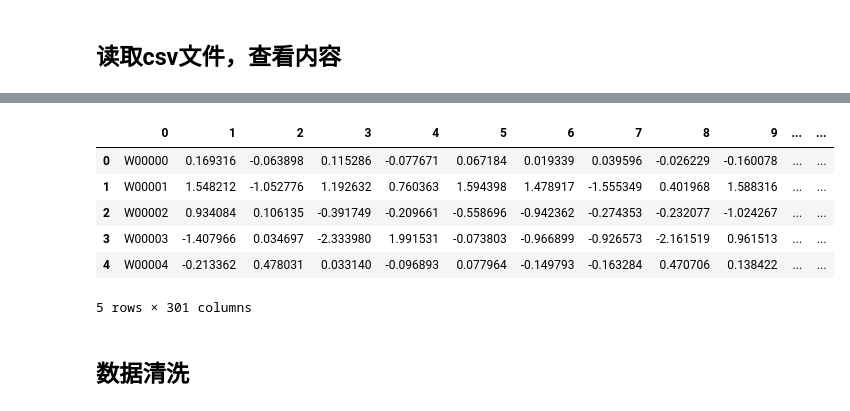
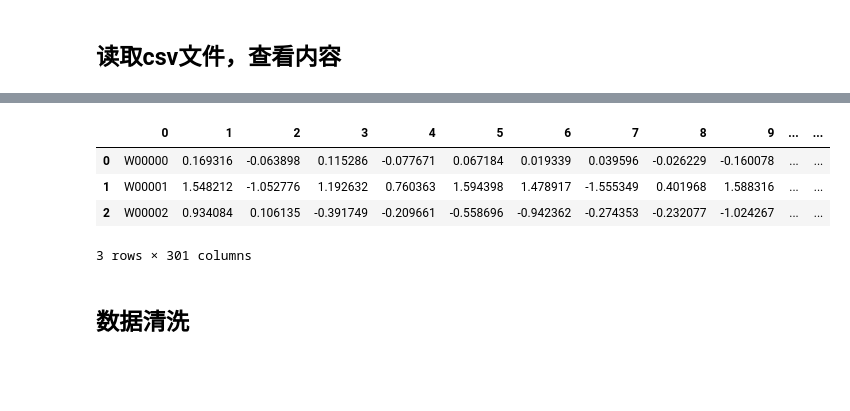
Before and after one commit to imwujue/IQAS, a Jupyter notebook: IQAS.ipynb, the cells around one changed output, grey strips where cells are left out. Saved outputs shown, nothing was run; the diff lists cells and outputs as text; code cells hidden in the pictures; blank space fills up the shorter version.

```diff
--- a/IQAS.ipynb
+++ b/IQAS.ipynb
@@ -68,13 +60,11 @@ char_embed.head(5)
 # %%
-word_embed.head(5)
+word_embed.head(3)
 # %% [output]
 |  | 0 | 1 | 2 | 3 | 4 | 5 | 6 | 7 | 8 | 9 | ... | ... |
 | 0 | W00000 | 0.169316 | -0.063898 | 0.115286 | -0.077671 | 0.067184 | 0.019339 | 0.039596 | -0.026229 | -0.160078 | ... | ... |
 | 1 | W00001 | 1.548212 | -1.052776 | 1.192632 | 0.760363 | 1.594398 | 1.478917 | -1.555349 | 0.401968 | 1.588316 | ... | ... |
 | 2 | W00002 | 0.934084 | 0.106135 | -0.391749 | -0.209661 | -0.558696 | -0.942362 | -0.274353 | -0.232077 | -1.024267 | ... | ... |
-| 3 | W00003 | -1.407966 | 0.034697 | -2.333980 | 1.991531 | -0.073803 | -0.966899 | -0.926573 | -2.161519 | 0.961513 | ... | ... |
-| 4 | W00004 | -0.213362 | 0.478031 | 0.033140 | -0.096893 | 0.077964 | -0.149793 | -0.163284 | 0.470706 | 0.138422 | ... | ... |
-5 rows × 301 columns
+3 rows × 301 columns
 # %% [markdown]
 ## 数据清洗
 # %%
```
Also changed, not shown: parts of 28 cells of this notebook.
